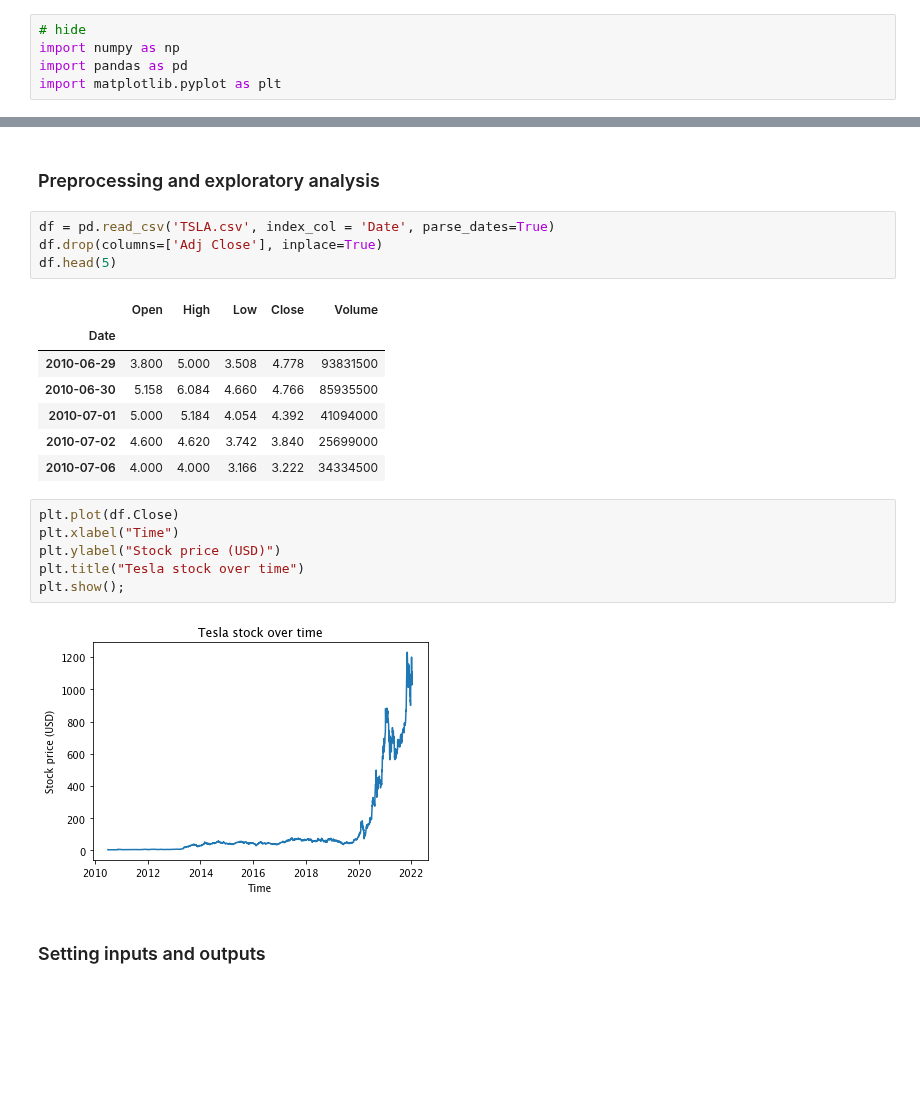
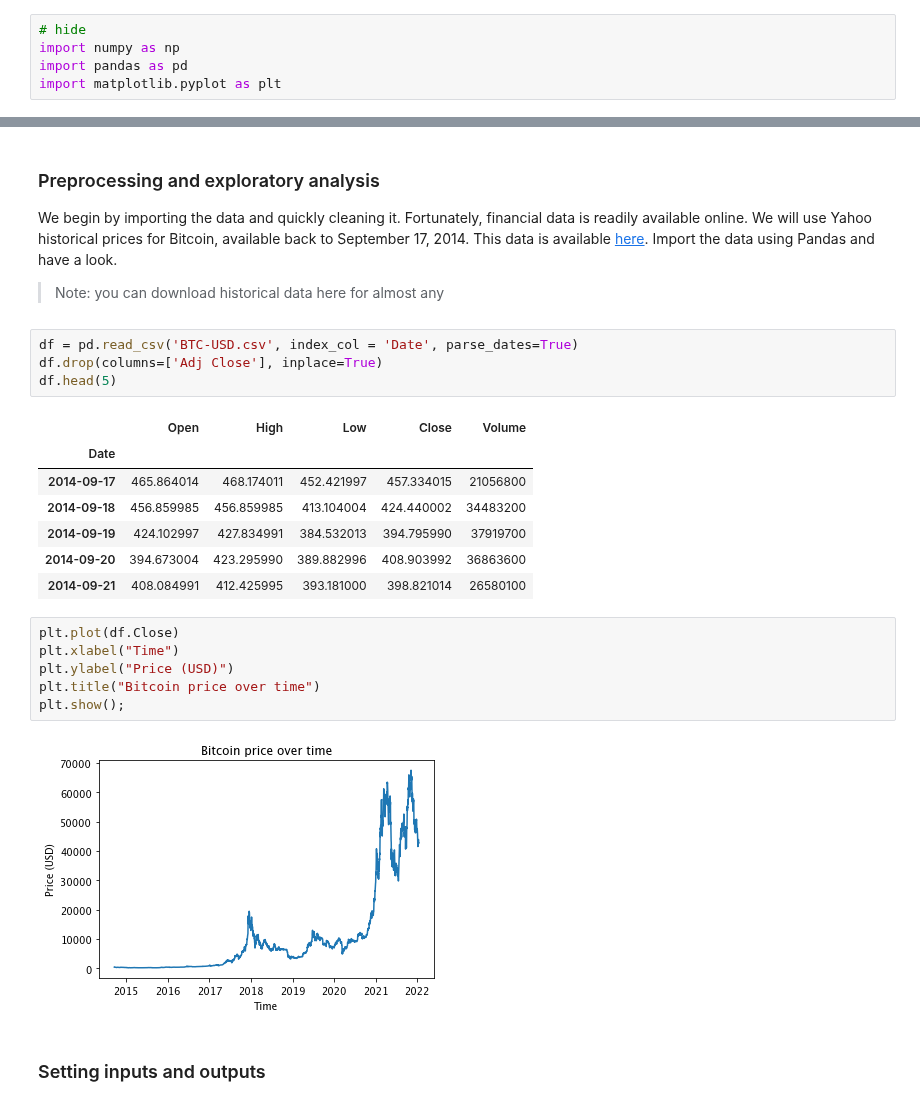
Before and after one commit to charlieoneill11/charlieoneill, a Jupyter notebook: _notebooks/2022-01-14-lstm2.ipynb, the cells around one changed output, grey strips where cells are left out. Saved outputs shown, nothing was run; the diff lists cells and outputs as text; blank space fills up the shorter version.

```diff
--- a/_notebooks/2022-01-14-lstm2.ipynb
+++ b/_notebooks/2022-01-14-lstm2.ipynb
@@ -24,25 +31,28 @@ For this problem, we're going to focus on financial data. Before we begin, I wou
 # %% [markdown]
 ### Preprocessing and exploratory analysis
+We begin by importing the data and quickly cleaning it. Fortunately, financial data is readily available online. We will use Yahoo historical prices for Bitcoin, available back to September 17, 2014. This data is available [here](https://finance.yahoo.com/quote/BTC-USD/history?period1=1410912000&period2=1642118400&interval=1d&filter=history&frequency=1d&includeAdjustedClose=true). Import the data using Pandas and have a look.
+
+> Note: you can download historical data here for almost any
 # %%
-df = pd.read_csv('TSLA.csv', index_col = 'Date', parse_dates=True)
+df = pd.read_csv('BTC-USD.csv', index_col = 'Date', parse_dates=True)
 df.drop(columns=['Adj Close'], inplace=True)
 df.head(5)
 # %% [output]
 |  | Open | High | Low | Close | Volume |
 | Date |  |  |  |  |  |
-| 2010-06-29 | 3.800 | 5.000 | 3.508 | 4.778 | 93831500 |
-| 2010-06-30 | 5.158 | 6.084 | 4.660 | 4.766 | 85935500 |
-| 2010-07-01 | 5.000 | 5.184 | 4.054 | 4.392 | 41094000 |
-| 2010-07-02 | 4.600 | 4.620 | 3.742 | 3.840 | 25699000 |
-| 2010-07-06 | 4.000 | 4.000 | 3.166 | 3.222 | 34334500 |
+| 2014-09-17 | 465.864014 | 468.174011 | 452.421997 | 457.334015 | 21056800 |
+| 2014-09-18 | 456.859985 | 456.859985 | 413.104004 | 424.440002 | 34483200 |
+| 2014-09-19 | 424.102997 | 427.834991 | 384.532013 | 394.795990 | 37919700 |
+| 2014-09-20 | 394.673004 | 423.295990 | 389.882996 | 408.903992 | 36863600 |
+| 2014-09-21 | 408.084991 | 412.425995 | 393.181000 | 398.821014 | 26580100 |
 # %%
 plt.plot(df.Close)
 plt.xlabel("Time")
-plt.ylabel("Stock price (USD)")
-plt.title("Tesla stock over time")
+plt.ylabel("Price (USD)")
+plt.title("Bitcoin price over time")
 plt.show();
 # %% [output]
-[figure, old version]
+[figure, new version]
 # %% [markdown]
 ### Setting inputs and outputs
 # %%
```
Also changed, not shown: parts of 7 cells of this notebook, 2 other files.
